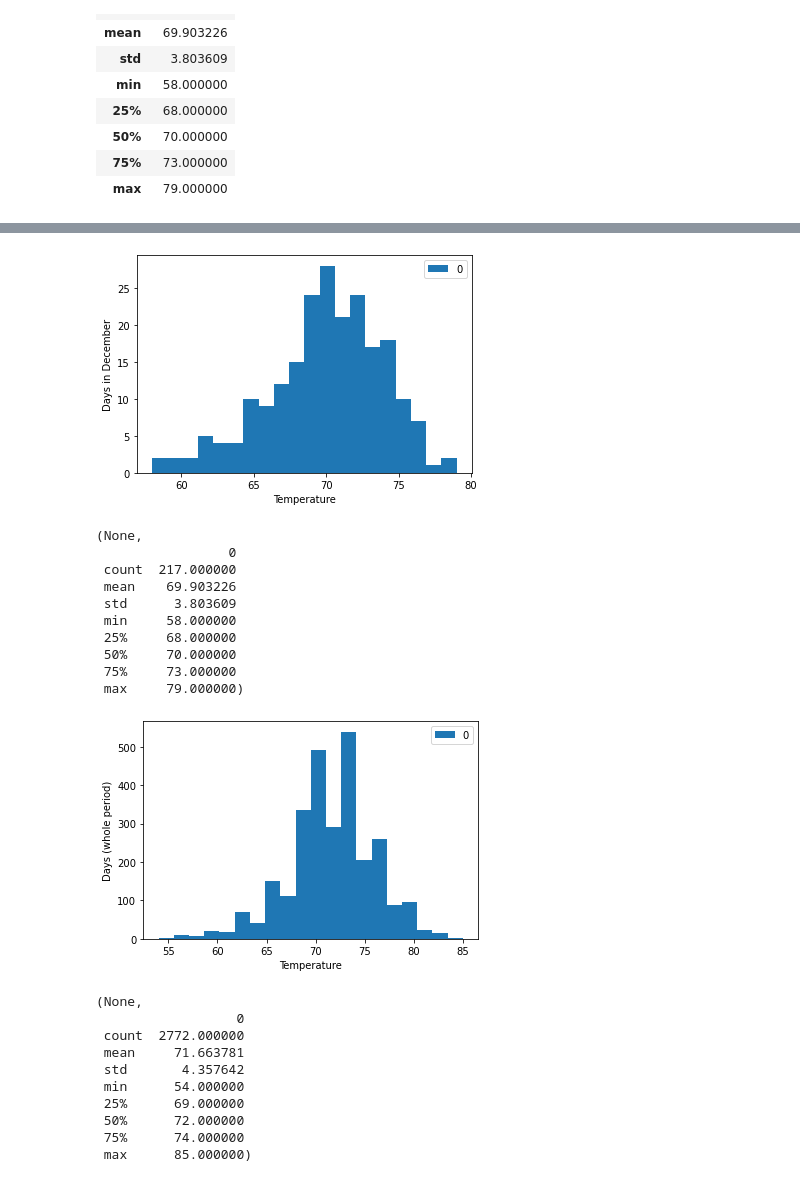
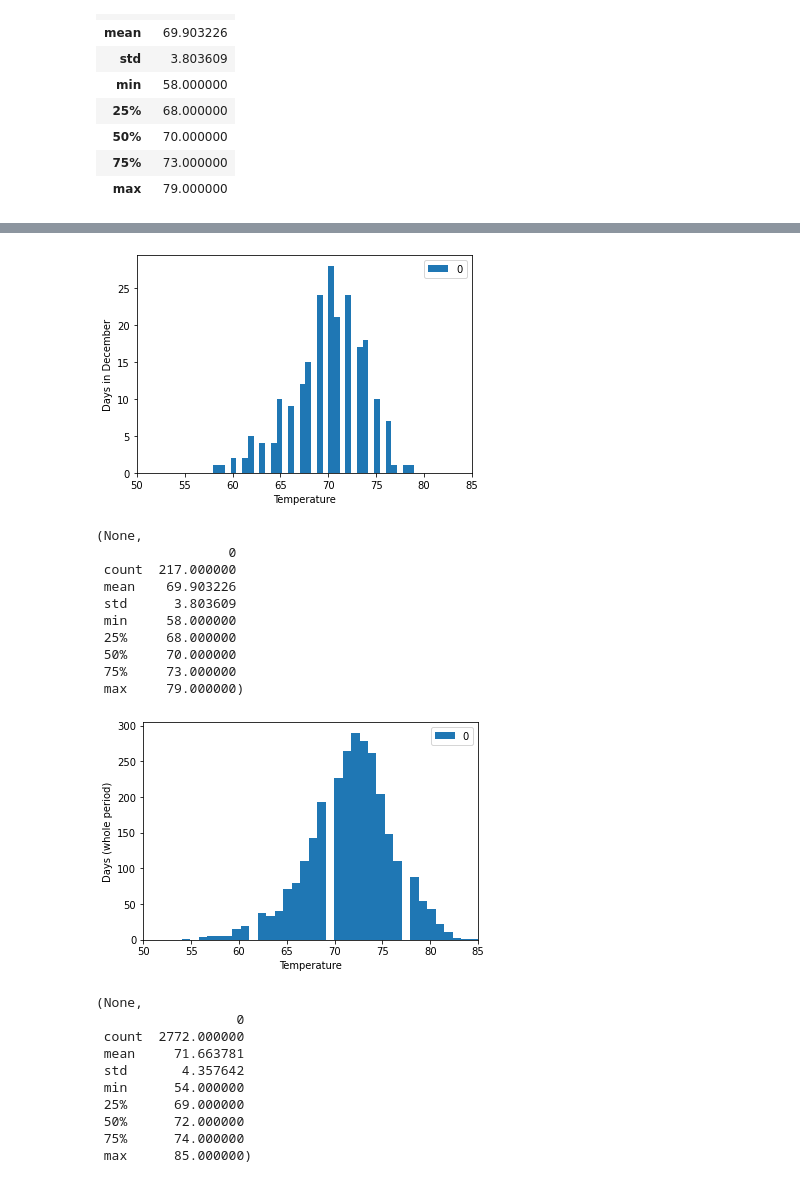
Before and after one commit to leonid-tkach/surfs_up, a Jupyter notebook: SurfsUp_Challenge.ipynb, the cells around one changed output, grey strips where cells are left out. Cells and saved outputs as stored; diff of their text form; code cells hidden in the pictures.

```diff
--- a/SurfsUp_Challenge.ipynb
+++ b/SurfsUp_Challenge.ipynb
@@ -140,12 +143,14 @@ plt.show(), June_temps_df.describe()
  75%     75.000000
  max     82.000000)
 # %%
-Dec_temps_df.plot.hist(bins=20)
+Dec_temps_df.plot.hist(bins=35)
 plt.xlabel('Temperature')
 plt.ylabel('Days in December')
+plt.xlim(50, 85)
+plt.savefig('analysis/temp_dec_plt.png')
 plt.show(), Dec_temps_df.describe()
 # %% [output]
-[figure, old version]
+[figure, new version]
 (None,
                  0
  count  217.000000
@@ -162,12 +167,14 @@ whole_per_temps = session.query(Base.classes.measurement.tobs).\
 whole_per_temps_l = list(np.ravel(whole_per_temps))
 whole_per_temps_df = pd.DataFrame(whole_per_temps_l)
 whole_per_temps_df.head()
-whole_per_temps_df.plot.hist(bins=20)
+whole_per_temps_df.plot.hist(bins=35)
 plt.xlabel('Temperature')
 plt.ylabel('Days (whole period)')
+plt.xlim(50, 85)
+plt.savefig('analysis/temp_whp_plt.png')
 plt.show(), whole_per_temps_df.describe()
 # %% [output]
-[figure, old version]
+[figure, new version]
 (None,
                   0
  count  2772.000000
```
Also changed, not shown: parts of 8 cells of this notebook, 21 other files.
